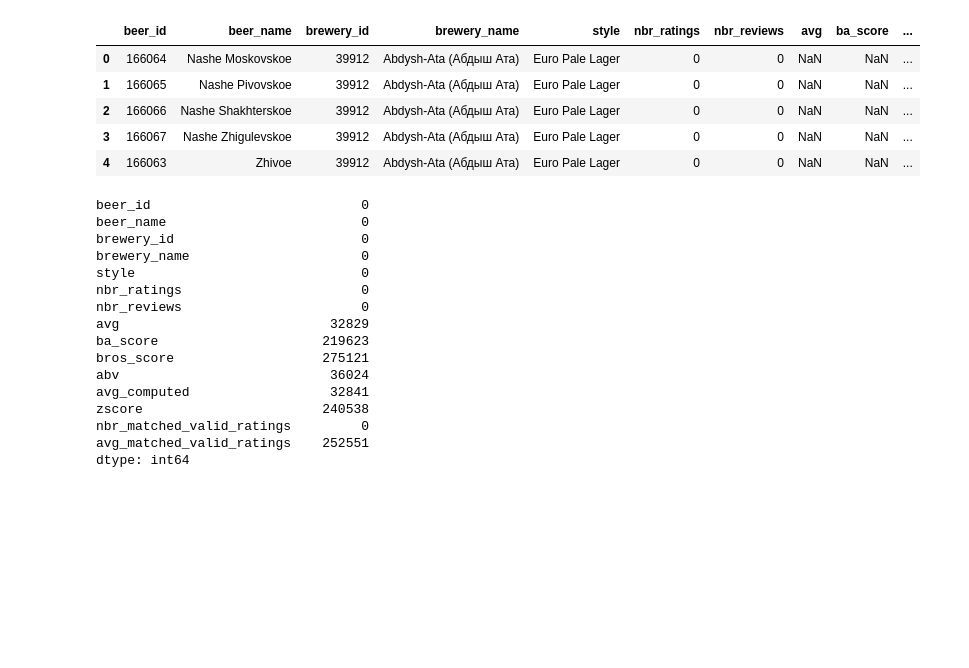
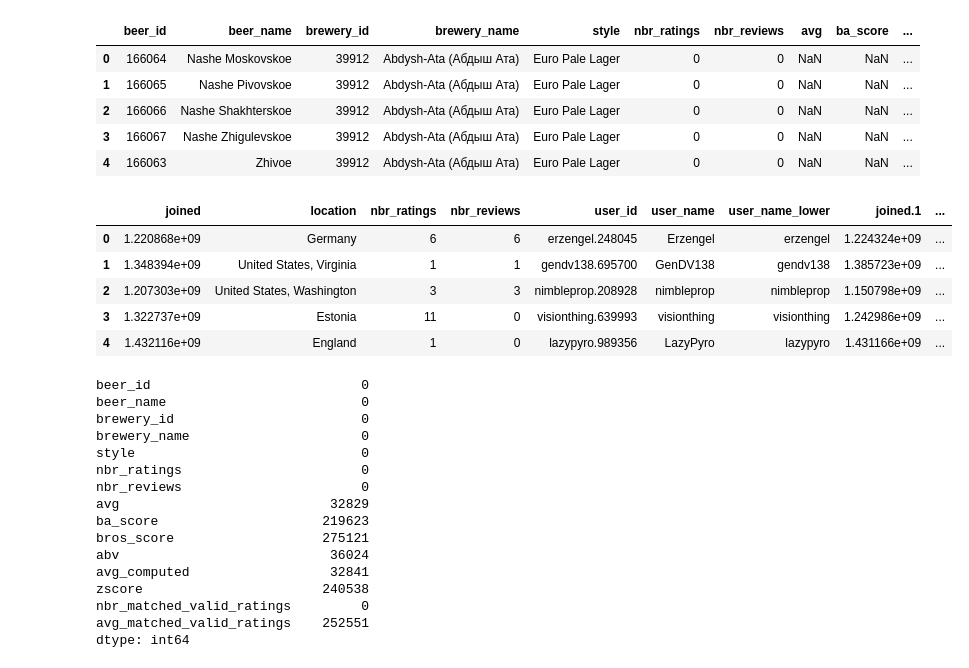
Before and after one commit to epfl-ada/ada-2023-project-dondada, a Jupyter notebook: MilestoneP2.ipynb, the cells around one changed output. Drawn from its saved outputs; the diff is of its cells as text; code cells hidden in the pictures; blank space fills up the shorter version.

```diff
--- a/MilestoneP2.ipynb
+++ b/MilestoneP2.ipynb
@@ -136,6 +152,15 @@ beers_ba_f.head()
 | 2 | 166066 | Nashe Shakhterskoe | 39912 | Abdysh-Ata (Абдыш Ата) | Euro Pale Lager | 0 | 0 | NaN | NaN | ... |
 | 3 | 166067 | Nashe Zhigulevskoe | 39912 | Abdysh-Ata (Абдыш Ата) | Euro Pale Lager | 0 | 0 | NaN | NaN | ... |
 | 4 | 166063 | Zhivoe | 39912 | Abdysh-Ata (Абдыш Ата) | Euro Pale Lager | 0 | 0 | NaN | NaN | ... |
+# %%
+users_mbd_f.head()
+# %% [output]
+|  | joined | location | nbr_ratings | nbr_reviews | user_id | user_name | user_name_lower | joined.1 | ... |
+| 0 | 1.220868e+09 | Germany | 6 | 6 | erzengel.248045 | Erzengel | erzengel | 1.224324e+09 | ... |
+| 1 | 1.348394e+09 | United States, Virginia | 1 | 1 | gendv138.695700 | GenDV138 | gendv138 | 1.385723e+09 | ... |
+| 2 | 1.207303e+09 | United States, Washington | 3 | 3 | nimbleprop.208928 | nimbleprop | nimbleprop | 1.150798e+09 | ... |
+| 3 | 1.322737e+09 | Estonia | 11 | 0 | visionthing.639993 | visionthing | visionthing | 1.242986e+09 | ... |
+| 4 | 1.432116e+09 | England | 1 | 0 | lazypyro.989356 | LazyPyro | lazypyro | 1.431166e+09 | ... |
 # %%
 beers_ba_f.isna().sum()
 # %% [output]
```
Also changed, not shown: parts of 7 cells of this notebook.
